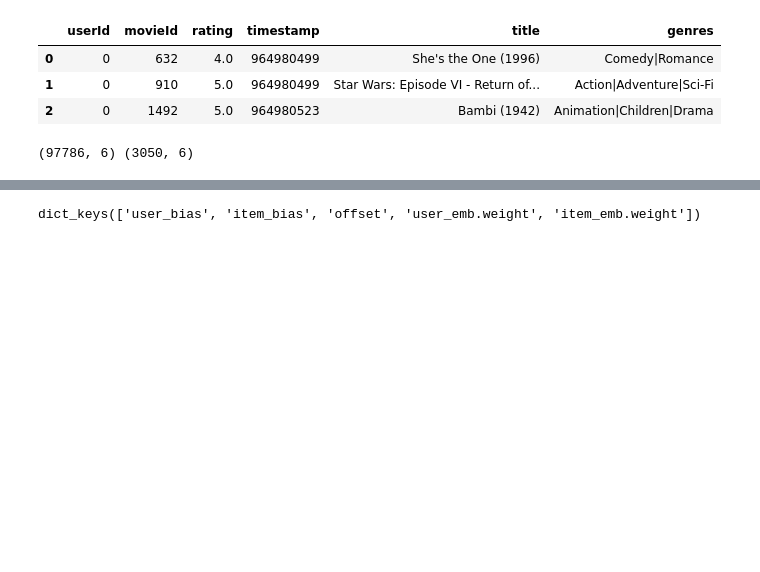
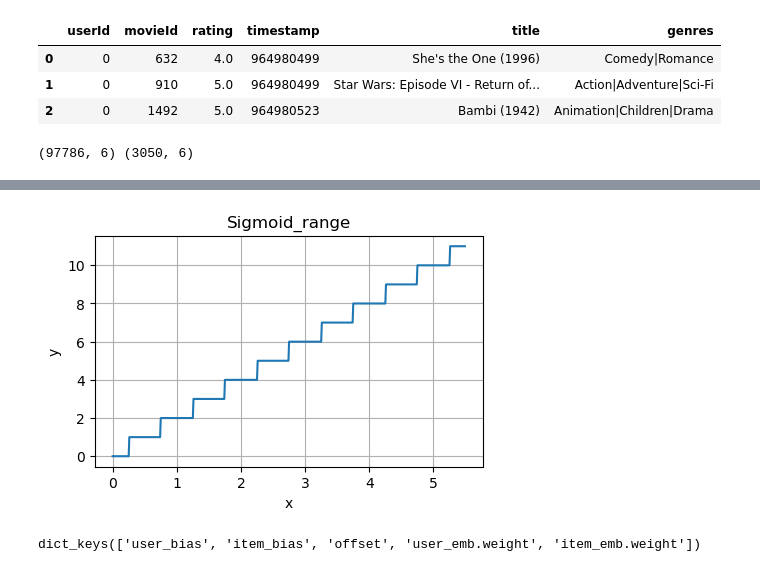
Before and after one commit to Datadote/matrix-factorization-pytorch, a Jupyter notebook: 02_matrix_factorization_advanced.ipynb, the cells around one changed output, grey strips where cells are left out. Cells and saved outputs as stored; diff of their text form; code cells hidden in the pictures; blank space fills up the shorter version.

```diff
--- a/02_matrix_factorization_advanced.ipynb
+++ b/02_matrix_factorization_advanced.ipynb
@@ -137,6 +147,17 @@ class MFAdvanced(nn.Module):
 def round_to_0p5(list_nums):
     """ Helper func to round nums to nearest 0.5, eg 1.45 -> 1.5 """
     return np.round(np.array(list_nums)*2)/2
+# %%
+x = np.arange(0,5.5,0.01)
+y = round_to_0p5(x)*2
+plt.figure(figsize=(5,3))
+plt.plot(x,y)
+plt.title('Sigmoid_range')
+plt.xlabel('x')
+plt.ylabel('y')
+plt.grid();
+# %% [output]
+[figure, added]
 # %%
 n_users = len(df.userId.unique())
 n_items = len(df.movieId.unique())
```
Also changed, not shown: parts of 4 cells of this notebook, 1 other file.
